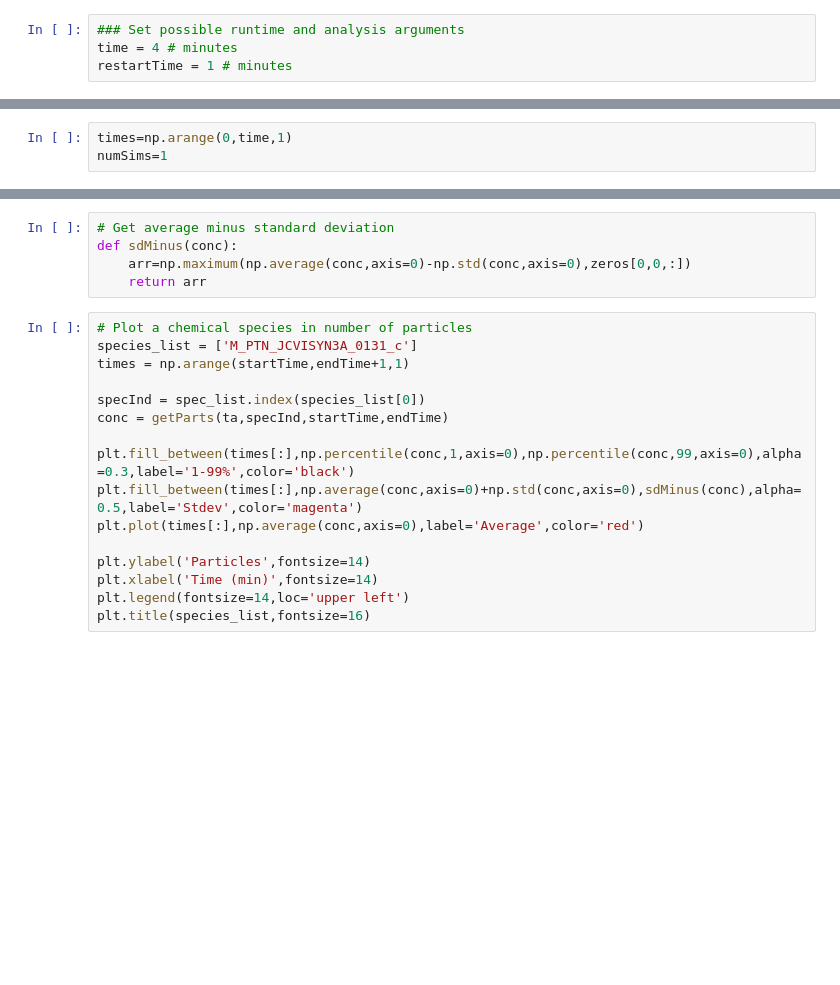
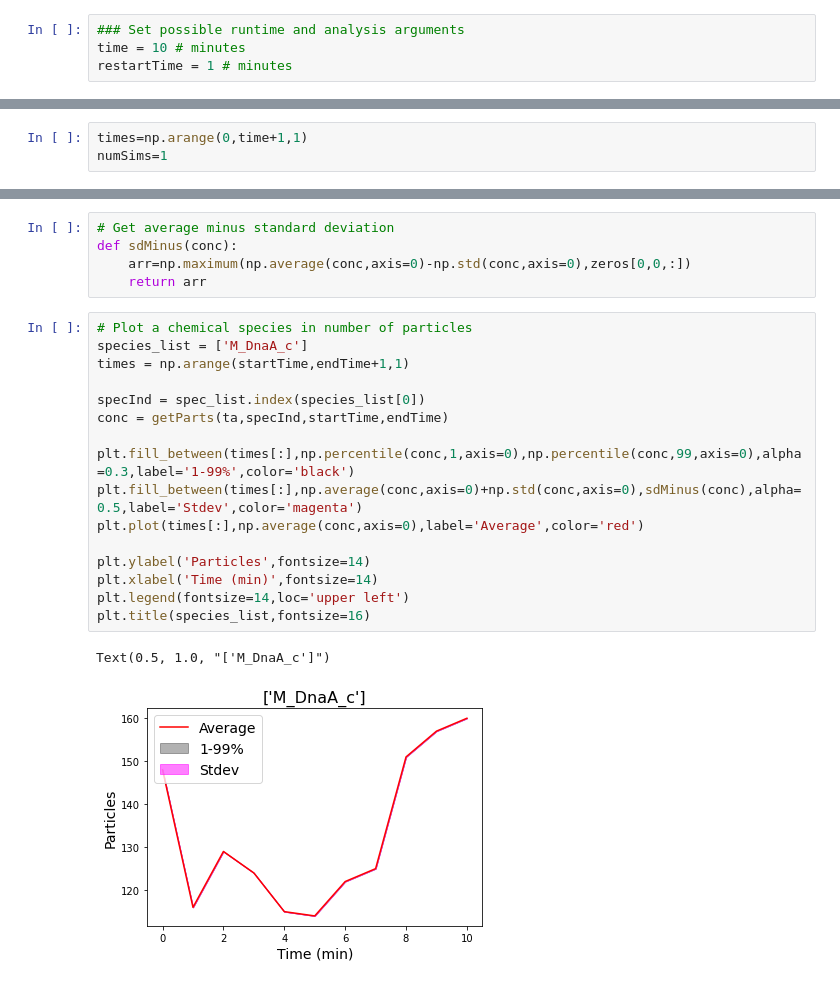
Before and after one commit to Luthey-Schulten-Lab/Minimal_Cell, a Jupyter notebook: CME_ODE/program/serialReplicate-ExampleNotebook.ipynb, the cells around one changed output, grey strips where cells are left out. Saved outputs shown, nothing was run; the diff lists cells and outputs as text; blank space fills up the shorter version.

```diff
--- a/CME_ODE/program/serialReplicate-ExampleNotebook.ipynb
+++ b/CME_ODE/program/serialReplicate-ExampleNotebook.ipynb
@@ -5,7 +5,7 @@
 import lm
 # %%
 ### Set possible runtime and analysis arguments
-time = 4 # minutes
+time = 10 # minutes
 restartTime = 1 # minutes
 # %% [markdown]
 ## Use a bash shell magic to run a single simulation
@@ -45,7 +63,7 @@ import matplotlib.pyplot as plt
 # %%
 pp.openLMFile?
 # %%
-times=np.arange(0,time,1)
+times=np.arange(0,time+1,1)
 numSims=1
 # %%
 # Sets sims folder to your current working directory ... you can modify this if needed
@@ -125,17 +151,20 @@ def sdMinus(conc):
     return arr
 # %%
 # Plot a chemical species in number of particles
-species_list = ['M_PTN_JCVISYN3A_0131_c']
+species_list = ['M_DnaA_c']
 times = np.arange(startTime,endTime+1,1)
 
 specInd = spec_list.index(species_list[0])
 conc = getParts(ta,specInd,startTime,endTime)
 
 plt.fill_between(times[:],np.percentile(conc,1,axis=0),np.percentile(conc,99,axis=0),alpha=0.3,label='1-99%',color='black')
 plt.fill_between(times[:],np.average(conc,axis=0)+np.std(conc,axis=0),sdMinus(conc),alpha=0.5,label='Stdev',color='magenta')
 plt.plot(times[:],np.average(conc,axis=0),label='Average',color='red')
 
 plt.ylabel('Particles',fontsize=14)
 plt.xlabel('Time (min)',fontsize=14)
 plt.legend(fontsize=14,loc='upper left')
 plt.title(species_list,fontsize=16)
+# %% [output]
+Text(0.5, 1.0, "['M_DnaA_c']")
+[figure, added]
```
Also changed, not shown: parts of 4 cells of this notebook.
